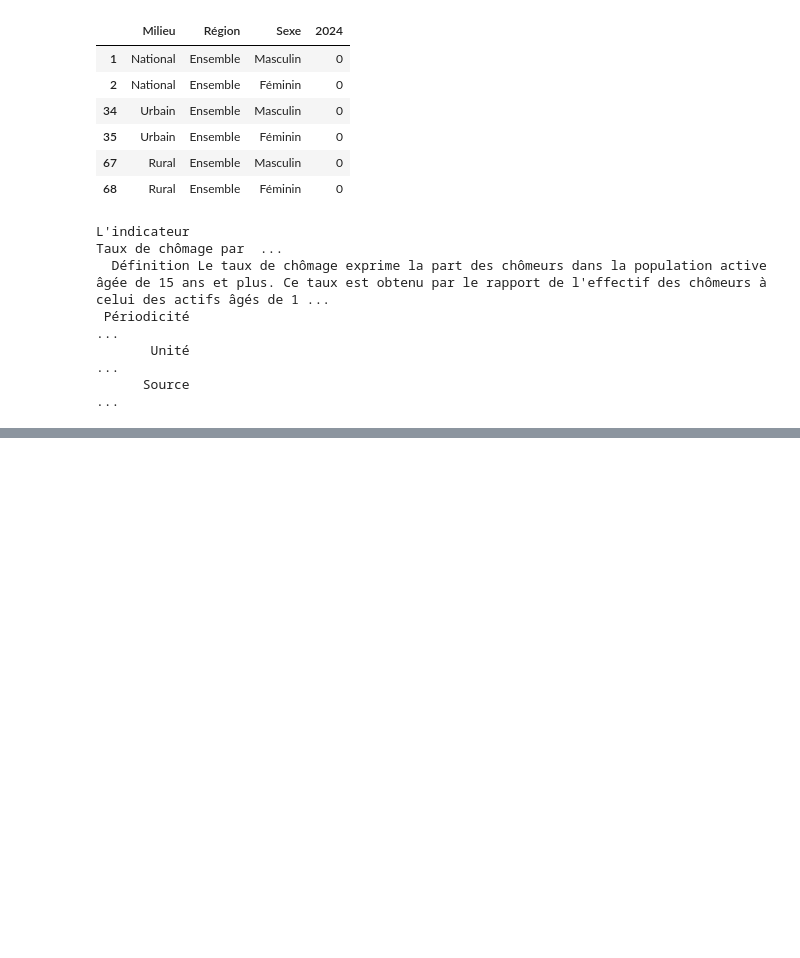
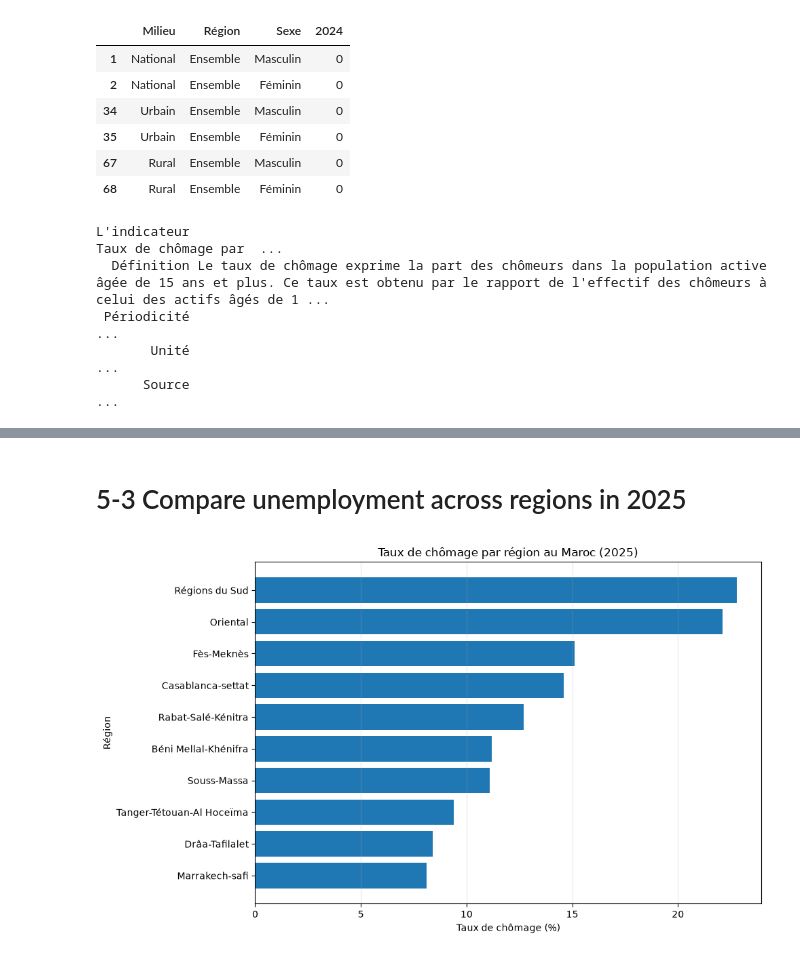
Before and after one commit to Oussamak05/morocco-labour-market-intelligence, a Jupyter notebook: notebooks/01_data_understanding.ipynb, the cells around one changed output, grey strips where cells are left out. Saved outputs shown, nothing was run; the diff lists cells and outputs as text; code cells hidden in the pictures; blank space fills up the shorter version.

```diff
--- a/notebooks/01_data_understanding.ipynb
+++ b/notebooks/01_data_understanding.ipynb
@@ -301,0 +801,16 @@ L'indicateur
+# %%
+# Select regional total unemployment rates for 2025
+regional_2025 = df_long[
+    (df_long["Milieu"] == "National") &
+    (df_long["Région"] != "Ensemble") &
+    (df_long["Sexe"] == "Total") &
+    (df_long["Année"] == 2025)
+][["Région", "Taux_chomage"]].copy()
+
+# Sort regions by unemployment rate
+regional_2025 = regional_2025.dropna().sort_values(
+    "Taux_chomage",
+    ascending=True
+)
+
+display(regional_2025)
@@ -301,0 +829,19 @@ L'indicateur
+# %% [markdown]
+# 5-3 Compare unemployment across regions in 2025
+# %%
+plt.figure(figsize=(10, 6))
+
+plt.barh(
+    regional_2025["Région"],
+    regional_2025["Taux_chomage"]
+)
+
+plt.title("Taux de chômage par région au Maroc (2025)")
+plt.xlabel("Taux de chômage (%)")
+plt.ylabel("Région")
+
+plt.grid(axis="x", alpha=0.3)
+plt.tight_layout()
+plt.show()
+# %% [output]
+[figure, added]
```
Also changed, not shown: parts of 24 cells of this notebook, 3 other files.
